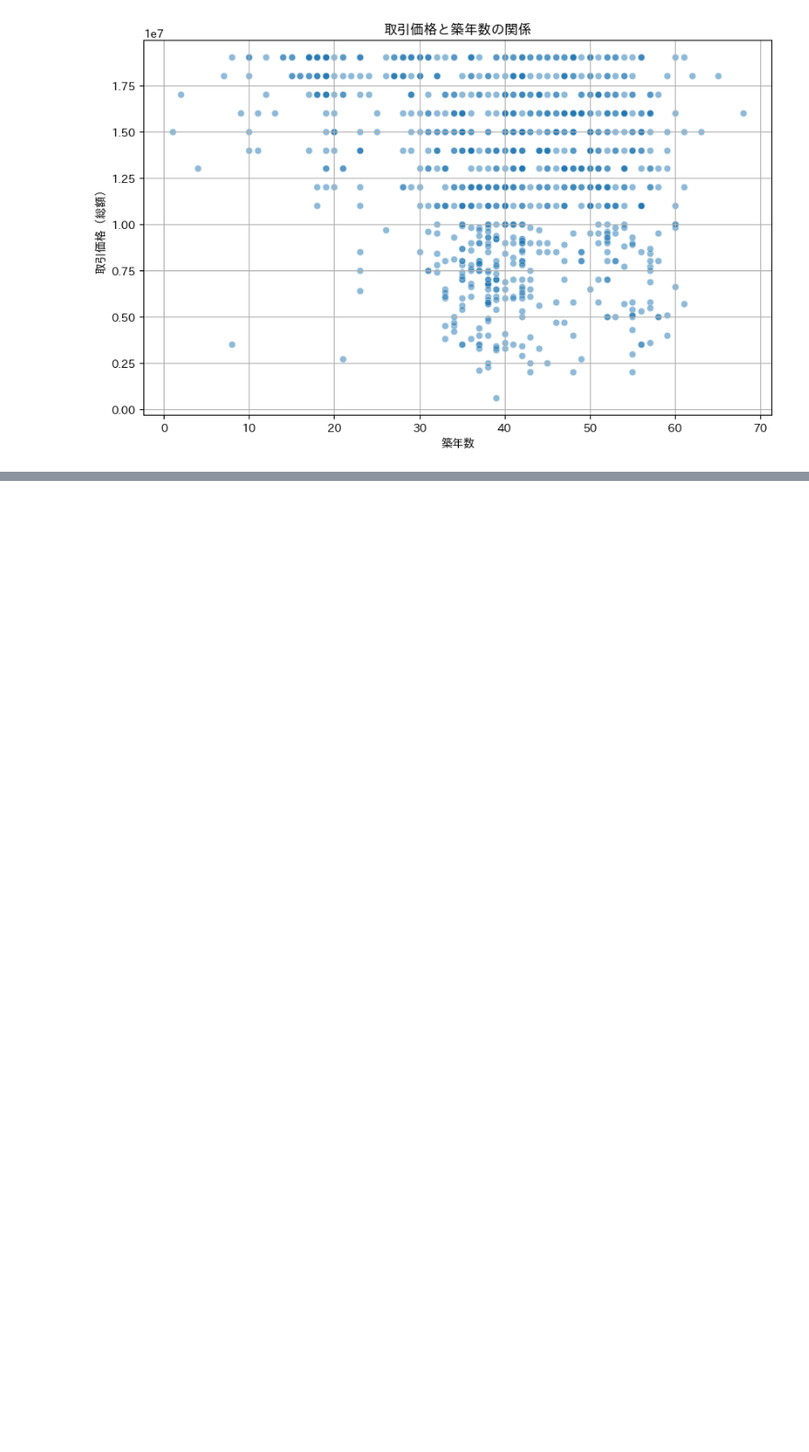
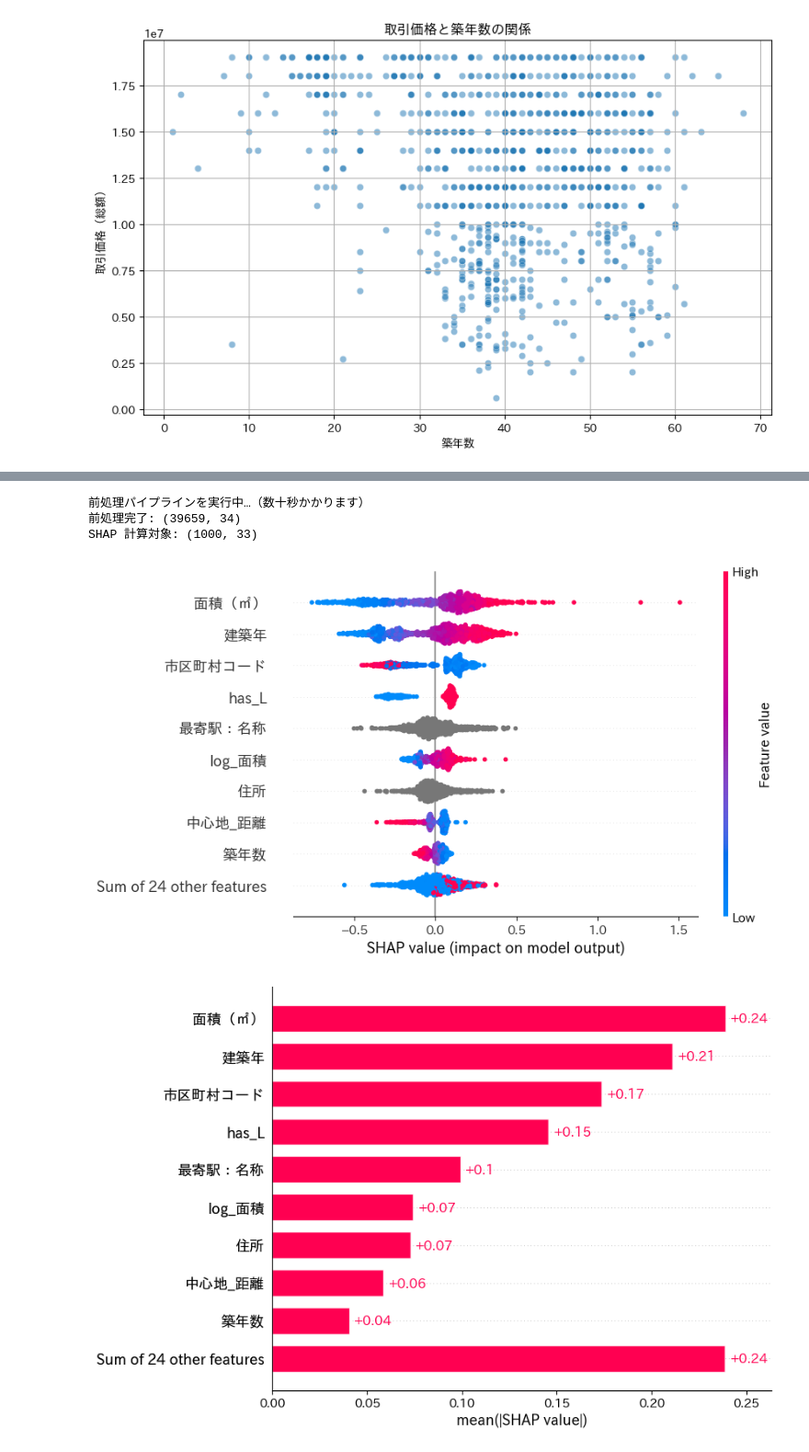
Before and after one commit to kotouharuto/House-price-forecast, a Jupyter notebook: notebooks/04_predict_analysis.ipynb, the cells around one changed output, grey strips where cells are left out. Shown at 92% size. Drawn from its saved outputs; the diff is of its cells as text; code cells hidden in the pictures; blank space fills up the shorter version.

```diff
--- a/notebooks/04_predict_analysis.ipynb
+++ b/notebooks/04_predict_analysis.ipynb
@@ -117,0 +182,39 @@ plt.show()
+# %%
+# shap値の計算
+
+# 学習時と同じ前処理を再実行して、正しい dtype・カテゴリで特徴量を取得する
+# （test_predictions.csv は予測結果なので CSV 経由で category 情報が落ちており、
+#  そのままでは LightGBM の "categorical_feature do not match" エラーになる）
+from src.preprocessing.run_pipeline import run_pipeline
+
+print("前処理パイプラインを実行中…（数十秒かかります）")
+df_features = run_pipeline()
+print(f"前処理完了: {df_features.shape}")
+
+# モデルが知っている特徴量列だけを、学習時と同じ順序で取り出す
+X_for_shap = df_features[feat_names]
+
+# 計算時間と描画負荷を抑えるためサンプリング
+X_sample = X_for_shap.sample(n=1000, random_state=42)
+print(f"SHAP 計算対象: {X_sample.shape}")
+
+explainer = shap.TreeExplainer(booster)
+sv = explainer(X_sample)  # Explanation オブジェクトを返す
+
+# 大域的: 特徴量の効きと方向を一望（beeswarm）
+shap.plots.beeswarm(sv)
+
+# 大域的: 平均的な寄与の大きさで並べる
+shap.plots.bar(sv)
+
+# 局所的: 1件の予測の内訳
+shap.plots.waterfall(sv[0])
+
+# 依存関係: 1特徴量の値と寄与の関係（相互作用も色で表示）
+shap.plots.scatter(sv[:, "面積（㎡）"])
+# %% [output]
+前処理パイプラインを実行中…（数十秒かかります）
+前処理完了: (39659, 34)
+SHAP 計算対象: (1000, 33)
+[figure, added]
+[figure, added]
```
Also changed, not shown: parts of 5 cells of this notebook, 1 other file.
